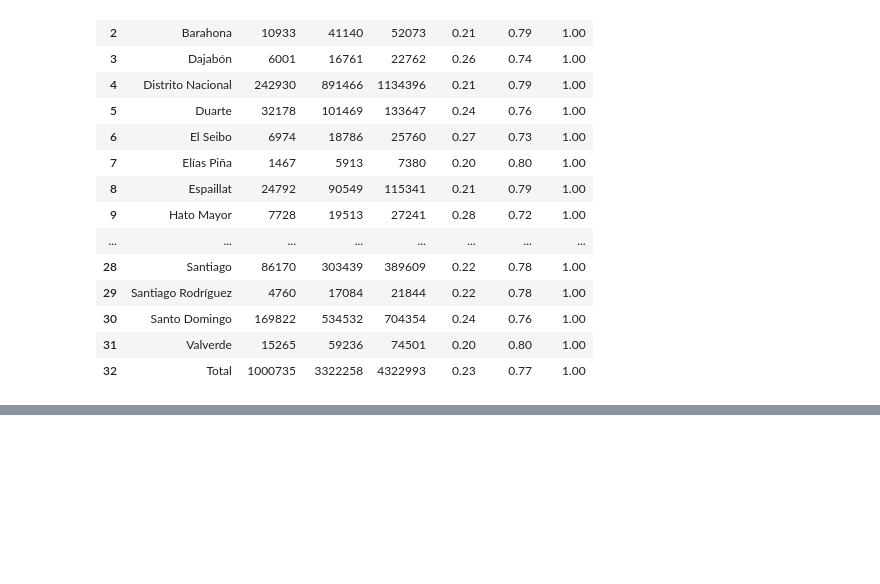
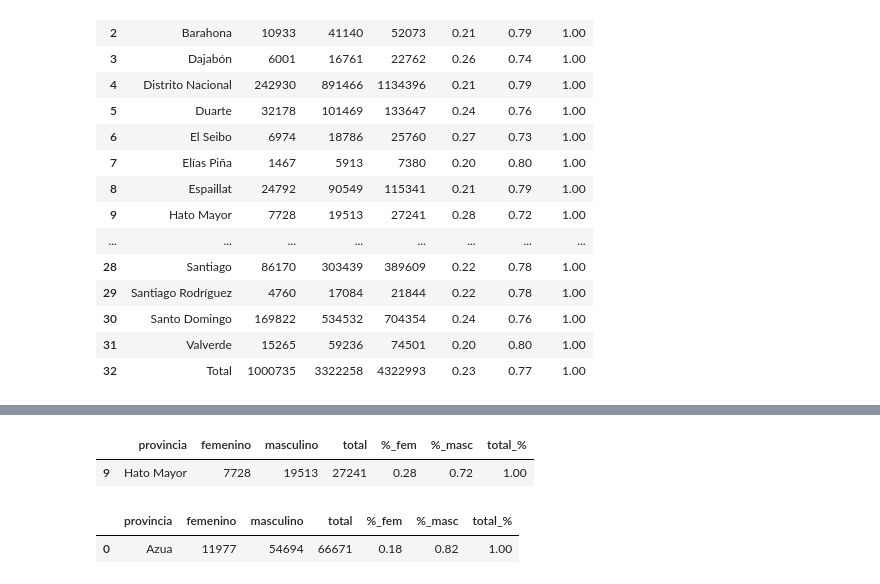
Before and after one commit to ngcarvajall/Accidentes_mortales_RD, a Jupyter notebook: Notebooks/Datos_añadidos.ipynb, the cells around one changed output, grey strips where cells are left out. Saved outputs shown, nothing was run; the diff lists cells and outputs as text; code cells hidden in the pictures; blank space fills up the shorter version.

```diff
--- a/Notebooks/Datos_añadidos.ipynb
+++ b/Notebooks/Datos_añadidos.ipynb
@@ -261,0 +297,14 @@ df_pveh_genero_rd_prov_copia
+# %%
+min_valor_masc = df_pveh_genero_rd_prov_copia['%_masc'].min()
+fila_masc = df_pveh_genero_rd_prov_copia[df_pveh_genero_rd_prov_copia['%_masc'] == min_valor_masc]
+fila_masc
+# %% [output]
+|  | provincia | femenino | masculino | total | %_fem | %_masc | total_% |
+| 9 | Hato Mayor | 7728 | 19513 | 27241 | 0.28 | 0.72 | 1.00 |
+# %%
+min_valor_fem = df_pveh_genero_rd_prov_copia['%_fem'].min()
+fila_fem = df_pveh_genero_rd_prov_copia[df_pveh_genero_rd_prov_copia['%_fem'] == min_valor_fem]
+fila_fem
+# %% [output]
+|  | provincia | femenino | masculino | total | %_fem | %_masc | total_% |
+| 0 | Azua | 11977 | 54694 | 66671 | 0.18 | 0.82 | 1.00 |
```
Also changed, not shown: parts of 5 cells of this notebook, 4 other files.
